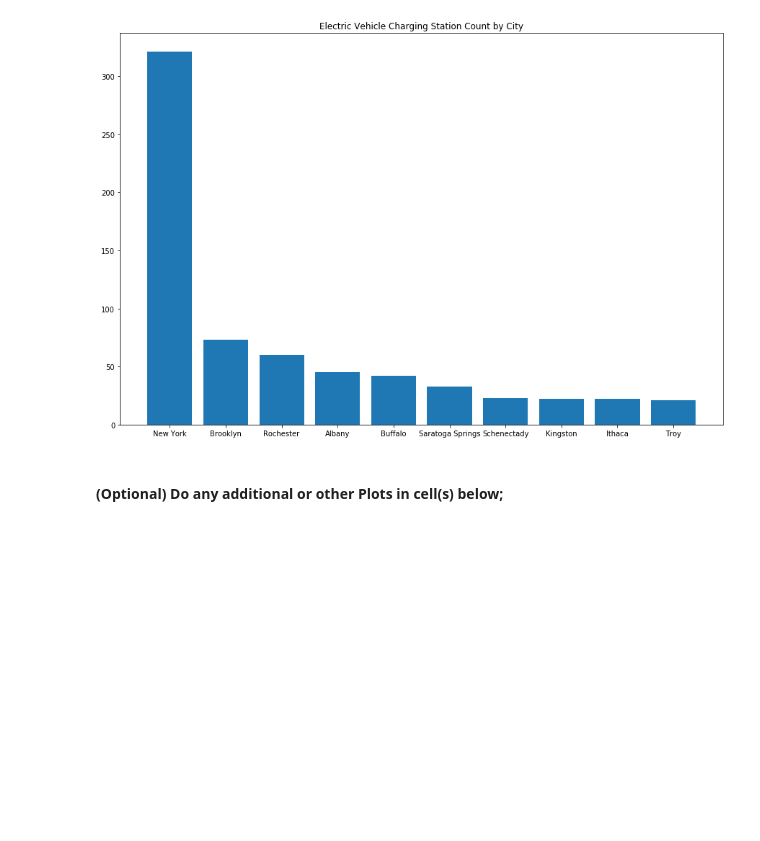
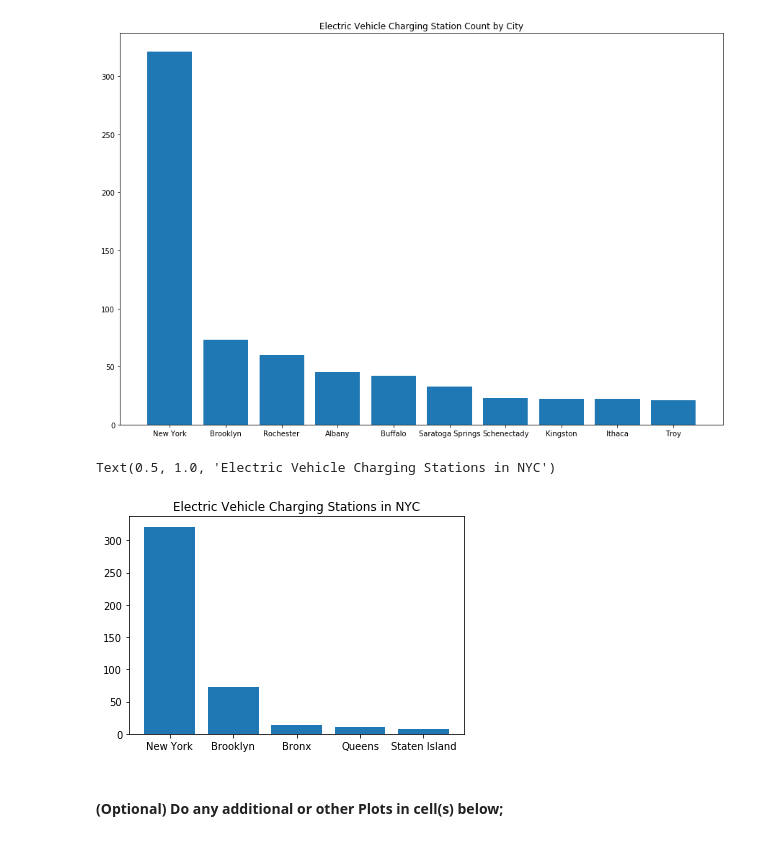
Before and after one commit to katkim0307/pratt-savi-810-2020-03-assignment_03, a Jupyter notebook: assignment_03.ipynb, the cells around one changed output. Cells and saved outputs as stored; diff of their text form; code cells hidden in the pictures; blank space fills up the shorter version.

```diff
--- a/assignment_03.ipynb
+++ b/assignment_03.ipynb
@@ -262,10 +231,10 @@ df[df['City Title'] == 'Staten Island']
 # %%
 nyc_stations = df[
-    [df['City Title'] == 'New York'] or
-    [df['City Title'] == 'Bronx'] or
-    [df['City Title'] == 'Queens'] or
-    [df['City Title'] == 'Brooklyn'] or
-    [df['City Title'] == 'Staten Island']
+    (df['City Title'] == 'New York') |     # Why must use Bitwise Operator instead of Logical Operator?
+    (df['City Title'] == 'Bronx') |
+    (df['City Title'] == 'Queens') |
+    (df['City Title'] == 'Brooklyn') |
+    (df['City Title'] == 'Staten Island')
 ]
 
 nyc_stations
@@ -273,0 +255,7 @@ ValueError: Item wrong length 1 instead of 1664.
+# %%
+nyc_station_count = nyc_stations[['City Title', 'Count']]
+nyc=nyc_station_count.groupby('City Title', as_index=False) \
+                     .sum() \
+                     .sort_values(['Count'], ascending=False) \
+
+nyc
@@ -298,6 +293,16 @@ plt.title('Electric Vehicle Charging Station Count by City')
 # %% [output]
 Text(0.5, 1.0, 'Electric Vehicle Charging Station Count by City')
 [figure]
+# %%
+plt.bar(
+    nyc['City Title'],
+    nyc['Count'],
+);
+
+plt.title('Electric Vehicle Charging Stations in NYC')
+# %% [output]
+Text(0.5, 1.0, 'Electric Vehicle Charging Stations in NYC')
+[figure, added]
 # %% [markdown]
 #### (Optional) Do any additional or other Plots in cell(s) below;
 # %%
```
Also changed, not shown: parts of 9 cells of this notebook.
